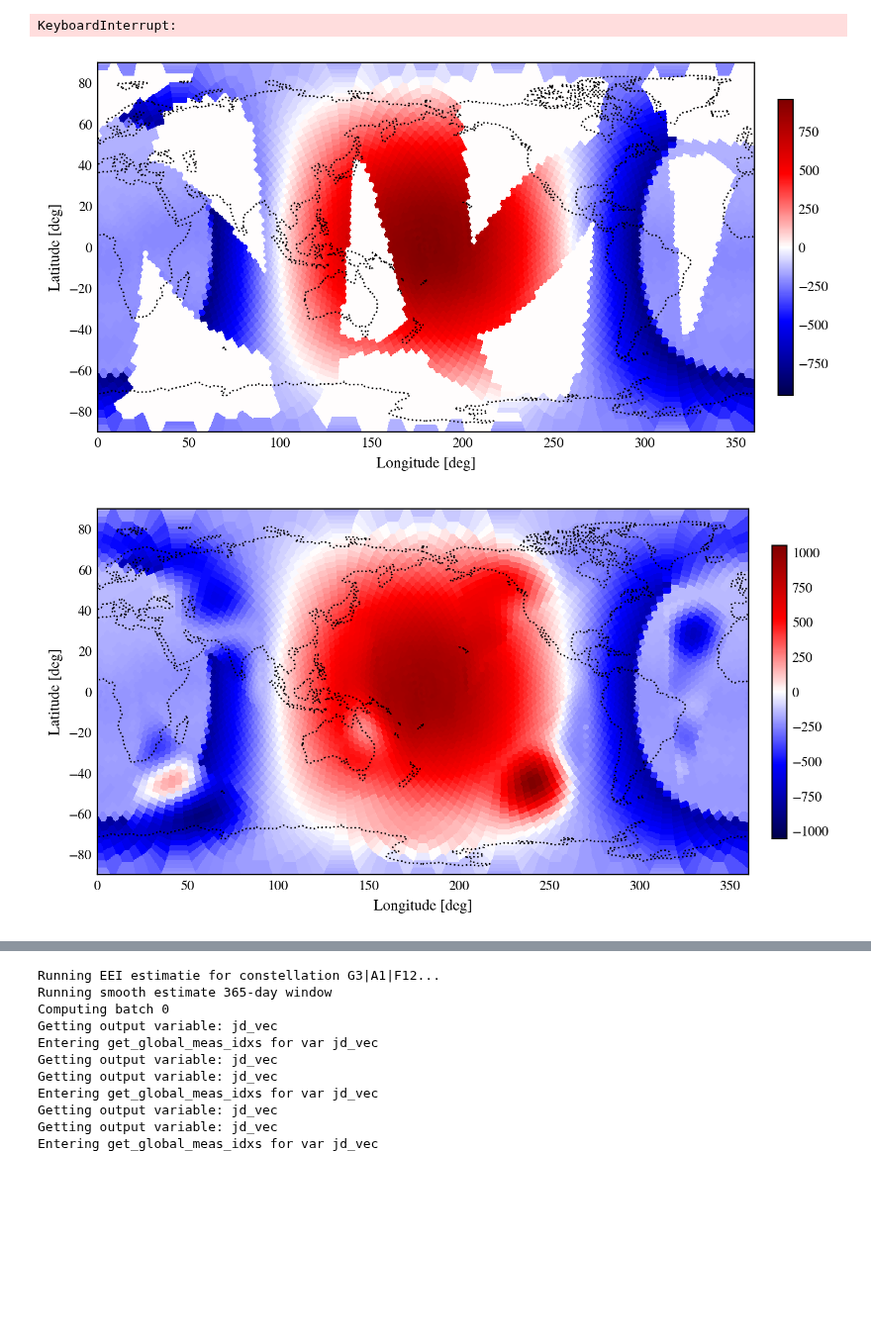
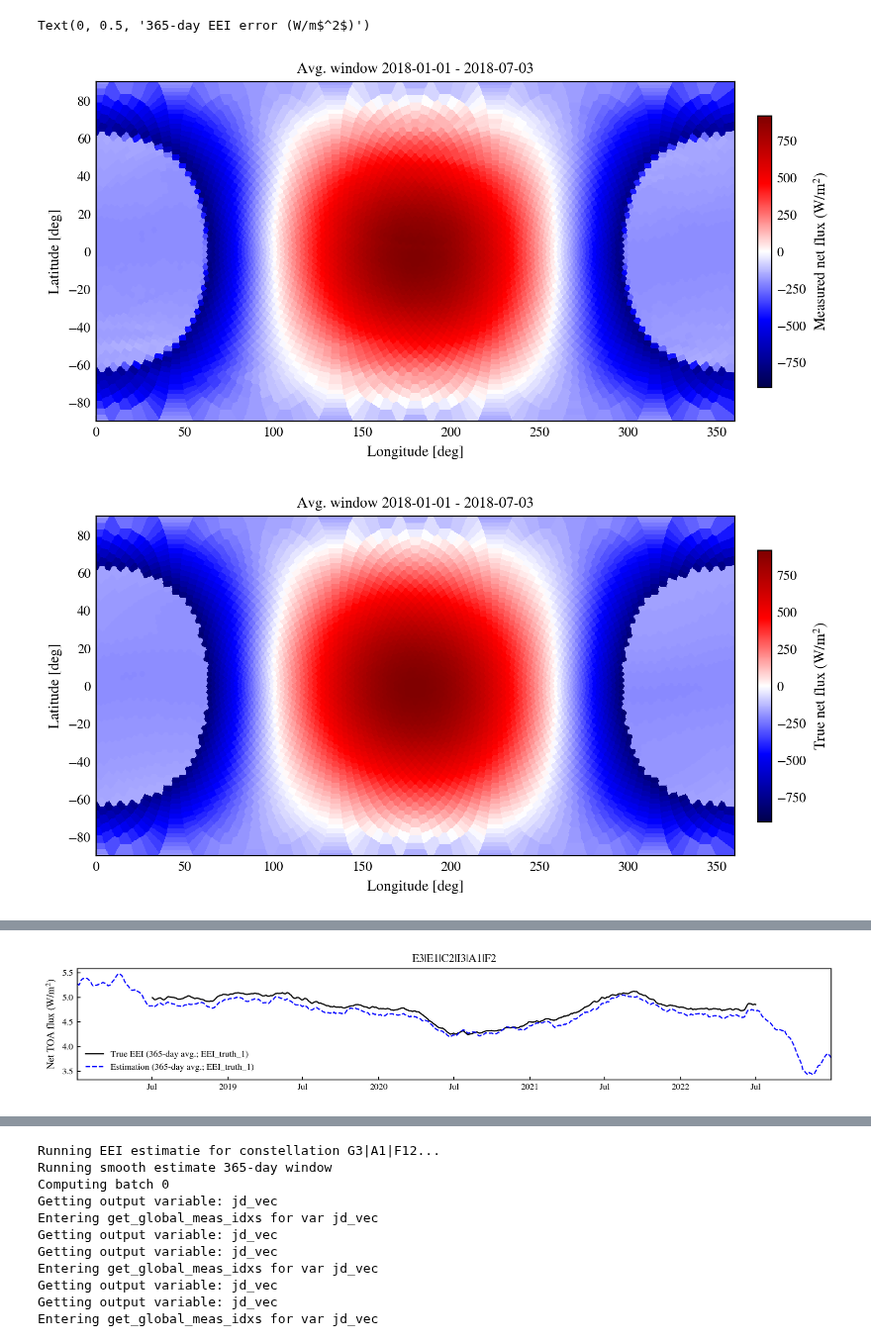
Before and after one commit to nasa-jpl/Space-Balls-MST, a Jupyter notebook: sbfinal-master/notebooks/testing_estimations.ipynb, the cells around one changed output, grey strips where cells are left out. Shown at 99% size. Drawn from its saved outputs; the diff is of its cells as text; code cells hidden in the pictures; blank space fills up the shorter version.

```diff
--- a/sbfinal-master/notebooks/testing_estimations.ipynb
+++ b/sbfinal-master/notebooks/testing_estimations.ipynb
@@ -9,7 +9,7 @@ from SpaceBalls.utils import normal_smoother, progress_bar, nanrms, noise_asd_gr
 from SpaceBalls.sph_meshing import Grid, RegularLatLonGrid, QuadratureGrid, AntipodalGrid
 import SpaceBalls.input_database_manager as input_manager
 from SpaceBalls.plotter import Plotter
-import config.constants as constants
+import SpaceBalls.constants as constants
 RE = constants.earth_radius()
 import itertools
 import random
@@ -53,7 +53,7 @@ def compute_EEI_estimated_time_series(SB_constellation, window_days, grid: Grid,
                                     accelerometer_dict=accelerometer_dict,
                                     fill_zeroes_method='theta_s_fit_simplified',
                                     EEI_truth_meas=EEI_name,
-                                    avg_method='c00_fit' # 'numeric_integral'
+                                    avg_method='numeric_integral' # 'c00_fit' or 'numeric_integral'
                                     )
     return EEI_smooth_estimated, avg_maps
 
@@ -128,16 +128,17 @@ get_spatial_errors(None, QuadratureGrid(800, 77))
 #orbits = ['I3', 'A1', 'F2'] # best 1-yr window
 #orbits = ['G3', 'A1', 'F12'] # 2nd best 1-yr window
 orbits = ['E3', 'E1', 'C2'] # best 1-month window
+orbits = ['E3', 'E1', 'C2', 'I3', 'A1', 'F2'] # best 1-month window
 #orbits = ['E3', 'G2', 'C2'] # best 6-month window
 #orbits = ['E1', 'I2'] # best 1-yr 2 sats
 #orbits = ['E1', 'E3'] # best 1-mo 2 sats
 
 dict_to_plot = {}
 errors_dict = {}
-window_days = 30
+window_days = 365
 stacking_grid = QuadratureGrid(alt_km=800, order=131, add_random_rotation=False)
 
-for EEI_name in ["EEI_truth_1"]:#, "EEI_truth_351", "EEI_truth_05"]:
+for EEI_name in ["EEI_truth_1", "EEI_truth_351"]: #, "EEI_truth_05"]:
 
     #stacking_grid = RegularLatLonGrid(alt_km=800, lmax=300, quad_type='GLQ') #QuadratureGrid(alt_km=800, order=325)
     print(f"Stacking grid n points: {stacking_grid.n_points}")
@@ -215,3 +216,3 @@ Fitting SH maps...
-KeyboardInterrupt:
+Text(0, 0.5, '365-day EEI error (W/m$^2$)')
-[figure, old version]
+[figure, new version]
-[figure, old version]
+[figure, new version]
@@ -217,0 +225 @@ KeyboardInterrupt:
+[figure, added]
```
Also changed, not shown: parts of 1 cell of this notebook, 6 other files.
